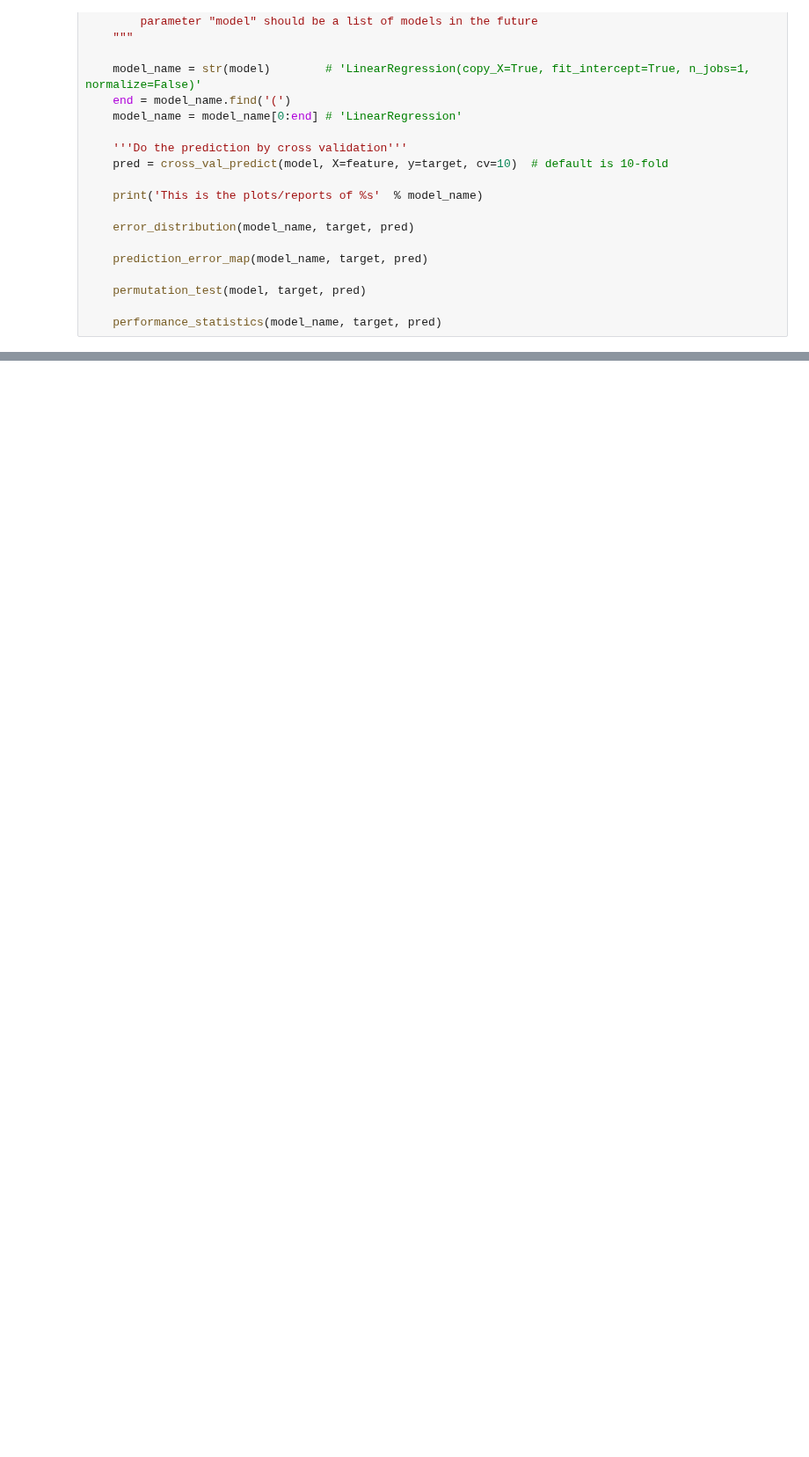
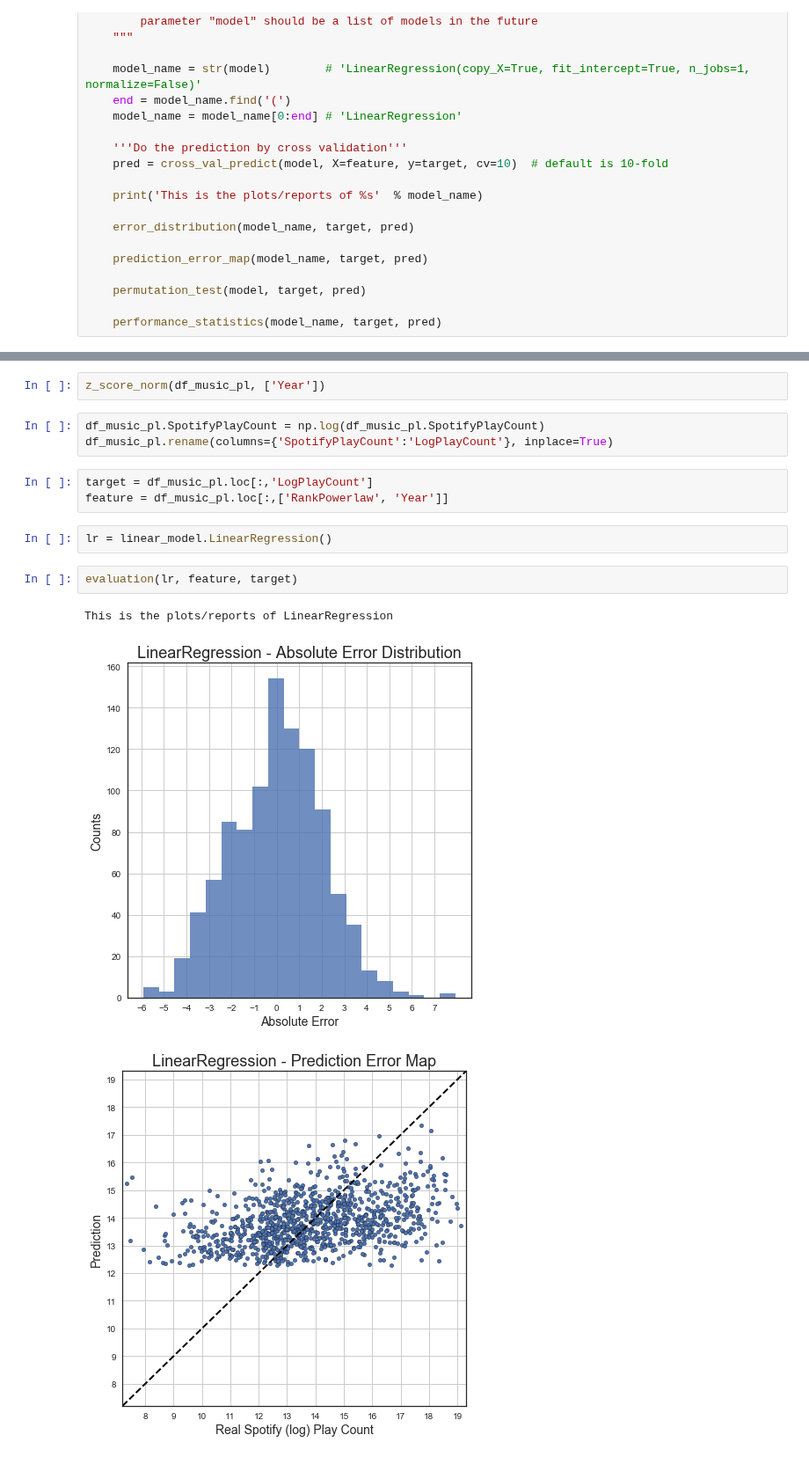
Before and after one commit to caitaozhan/CSE519-Homework-Project, a Jupyter notebook: TheProject/src/music-Caitao.ipynb, the cells around one changed output, grey strips where cells are left out. Shown at 88% size. Cells and saved outputs as stored; diff of their text form; blank space fills up the shorter version.

```diff
--- a/TheProject/src/music-Caitao.ipynb
+++ b/TheProject/src/music-Caitao.ipynb
@@ -361,0 +405,16 @@ This is the plots/reports of LinearRegression
+# %%
+z_score_norm(df_music_pl, ['Year'])
+# %%
+df_music_pl.SpotifyPlayCount = np.log(df_music_pl.SpotifyPlayCount)
+df_music_pl.rename(columns={'SpotifyPlayCount':'LogPlayCount'}, inplace=True)
+# %%
+target = df_music_pl.loc[:,'LogPlayCount']
+feature = df_music_pl.loc[:,['RankPowerlaw', 'Year']]
+# %%
+lr = linear_model.LinearRegression()
+# %%
+evaluation(lr, feature, target)
+# %% [output]
+This is the plots/reports of LinearRegression
+[figure, added]
+[figure, added]
```
Also changed, not shown: parts of 15 cells of this notebook.
